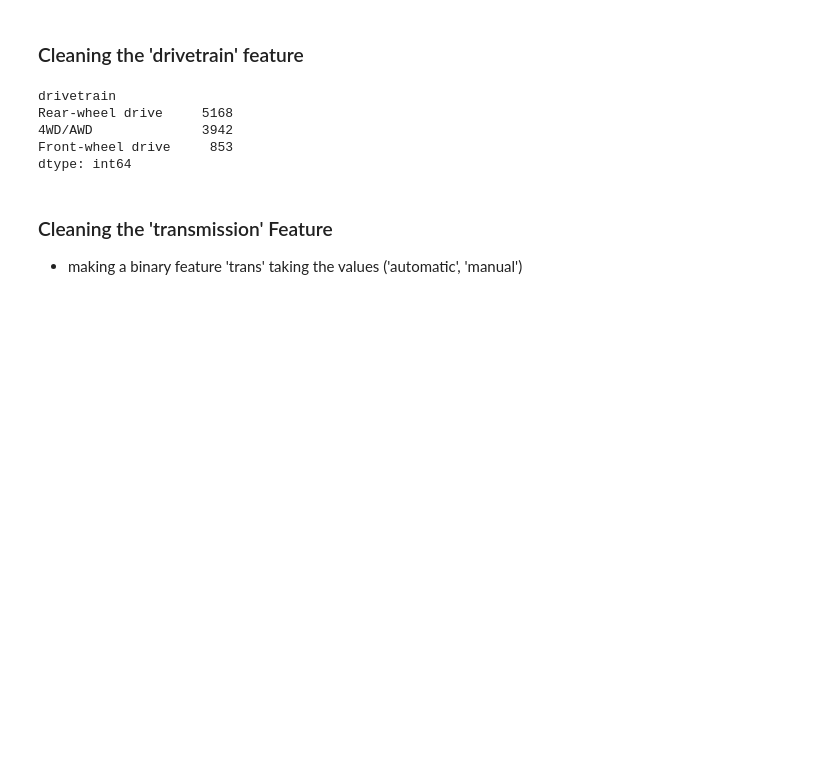
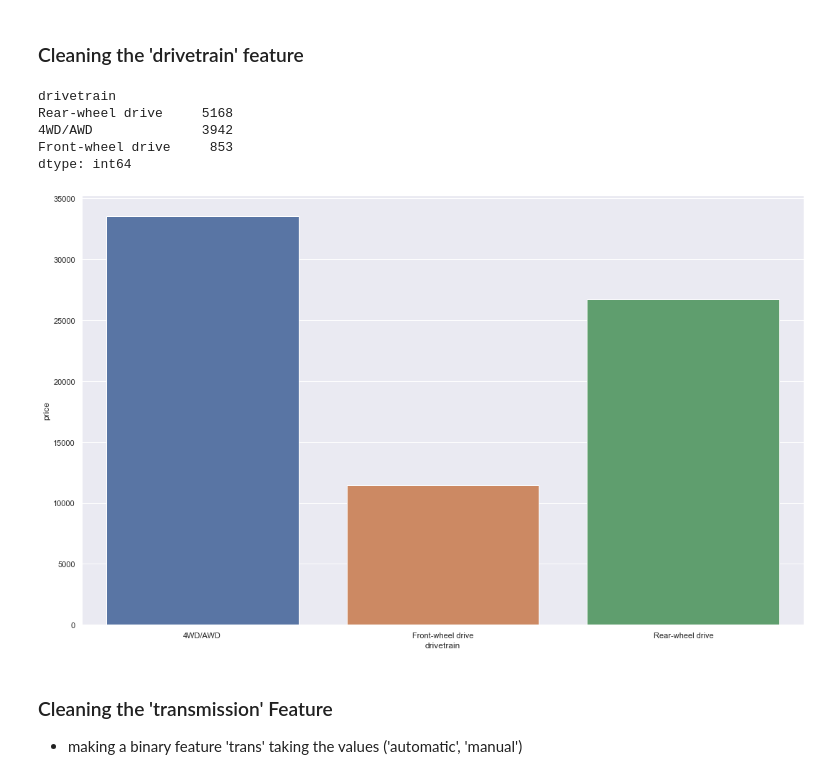
Before and after one commit to pwolff42/auto_auctions, a Jupyter notebook: data_cleansing.ipynb, the cells around one changed output. Cells and saved outputs as stored; diff of their text form; code cells hidden in the pictures; blank space fills up the shorter version.

```diff
--- a/data_cleansing.ipynb
+++ b/data_cleansing.ipynb
@@ -341,6 +391,11 @@ Rear-wheel drive     5168
 4WD/AWD              3942
 Front-wheel drive     853
 dtype: int64
+# %%
+drivetrain_price = sns.barplot(data = cars_df, x = "drivetrain", y = "price", ci = False)
+# Historically, FWD prices are substantially less than other drivetrains on average
+# %% [output]
+[figure, added]
 # %% [markdown]
 ### Cleaning the 'transmission' Feature
 - making a binary feature 'trans' taking the values ('automatic', 'manual')
```
Also changed, not shown: parts of 31 cells of this notebook.
